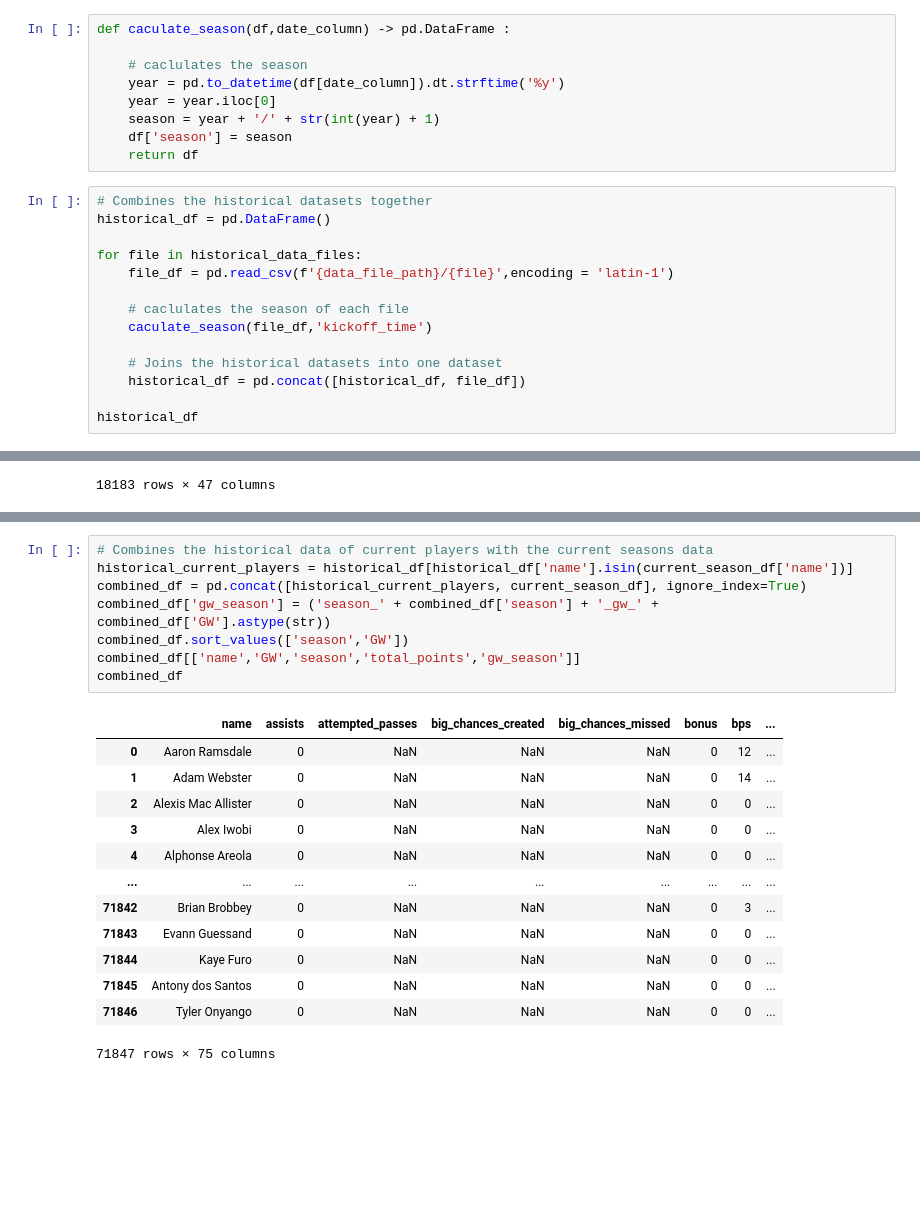
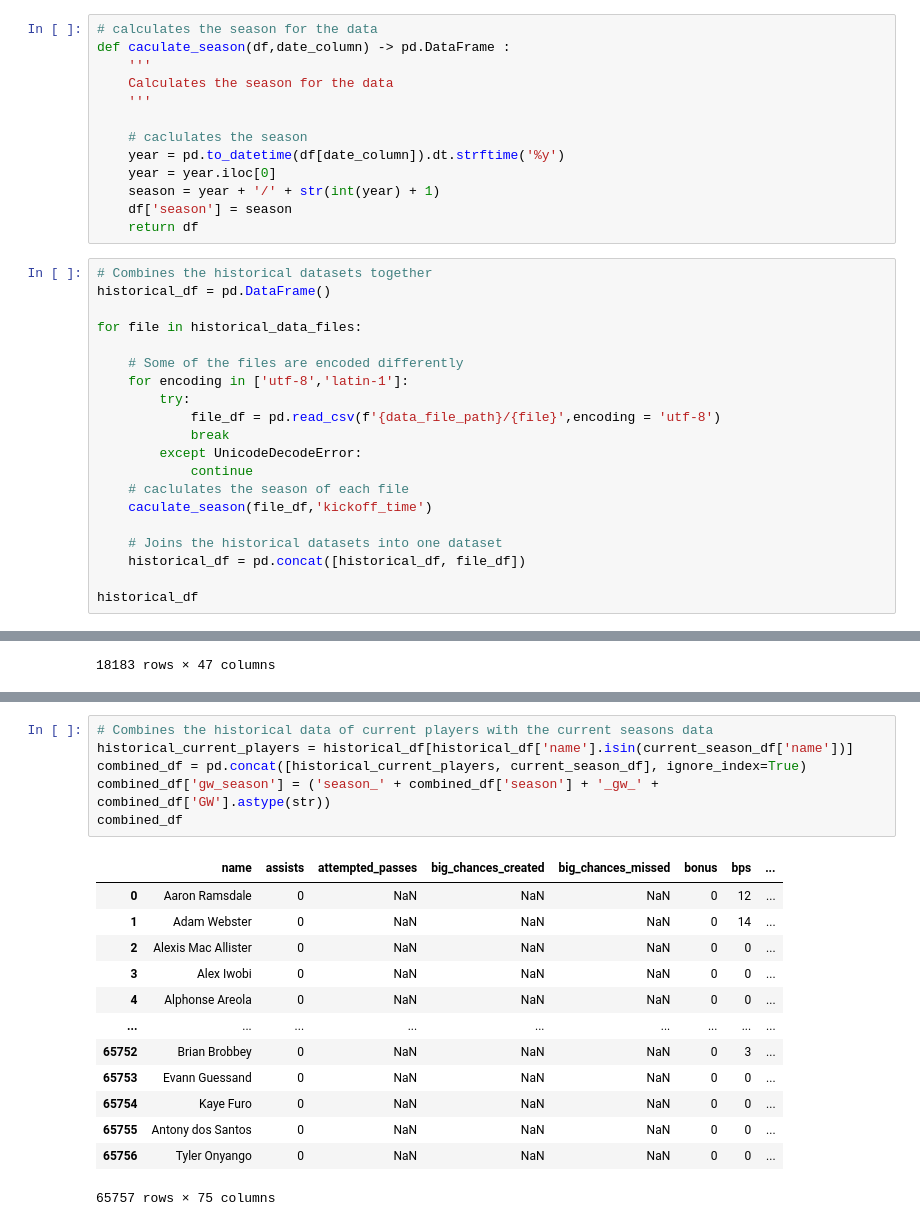
Before and after one commit to Lukeallen999/FPL_player_points_prediction, a Jupyter notebook: run.ipynb, the cells around one changed output, grey strips where cells are left out. Drawn from its saved outputs; the diff is of its cells as text; blank space fills up the shorter version.

```diff
--- a/run.ipynb
+++ b/run.ipynb
@@ -41,5 +59,9 @@ file_df
 # %%
+# calculates the season for the data
 def caculate_season(df,date_column) -> pd.DataFrame :
+    '''
+    Calculates the season for the data
+    '''
 
     # caclulates the season
     year = pd.to_datetime(df[date_column]).dt.strftime('%y')
@@ -52,8 +74,14 @@ def caculate_season(df,date_column) -> pd.DataFrame :
 historical_df = pd.DataFrame()
 
 for file in historical_data_files:
-    file_df = pd.read_csv(f'{data_file_path}/{file}',encoding = 'latin-1')
 
+    # Some of the files are encoded differently
+    for encoding in ['utf-8','latin-1']:
+        try:
+            file_df = pd.read_csv(f'{data_file_path}/{file}',encoding = 'utf-8')
+            break
+        except UnicodeDecodeError:
+            continue
     # caclulates the season of each file
     caculate_season(file_df,'kickoff_time')
 
@@ -98,22 +131,20 @@ current_season_df
 # %%
 # Combines the historical data of current players with the current seasons data
 historical_current_players = historical_df[historical_df['name'].isin(current_season_df['name'])]
 combined_df = pd.concat([historical_current_players, current_season_df], ignore_index=True)
 combined_df['gw_season'] = ('season_' + combined_df['season'] + '_gw_' + combined_df['GW'].astype(str))
-combined_df.sort_values(['season','GW'])
-combined_df[['name','GW','season','total_points','gw_season']]
 combined_df
 # %% [output]
 |  | name | assists | attempted_passes | big_chances_created | big_chances_missed | bonus | bps | ... |
 | 0 | Aaron Ramsdale | 0 | NaN | NaN | NaN | 0 | 12 | ... |
 | 1 | Adam Webster | 0 | NaN | NaN | NaN | 0 | 14 | ... |
 | 2 | Alexis Mac Allister | 0 | NaN | NaN | NaN | 0 | 0 | ... |
 | 3 | Alex Iwobi | 0 | NaN | NaN | NaN | 0 | 0 | ... |
 | 4 | Alphonse Areola | 0 | NaN | NaN | NaN | 0 | 0 | ... |
 | ... | ... | ... | ... | ... | ... | ... | ... | ... |
-| 71842 | Brian Brobbey | 0 | NaN | NaN | NaN | 0 | 3 | ... |
-| 71843 | Evann Guessand | 0 | NaN | NaN | NaN | 0 | 0 | ... |
-| 71844 | Kaye Furo | 0 | NaN | NaN | NaN | 0 | 0 | ... |
-| 71845 | Antony dos Santos | 0 | NaN | NaN | NaN | 0 | 0 | ... |
-| 71846 | Tyler Onyango | 0 | NaN | NaN | NaN | 0 | 0 | ... |
+| 65752 | Brian Brobbey | 0 | NaN | NaN | NaN | 0 | 3 | ... |
+| 65753 | Evann Guessand | 0 | NaN | NaN | NaN | 0 | 0 | ... |
+| 65754 | Kaye Furo | 0 | NaN | NaN | NaN | 0 | 0 | ... |
+| 65755 | Antony dos Santos | 0 | NaN | NaN | NaN | 0 | 0 | ... |
+| 65756 | Tyler Onyango | 0 | NaN | NaN | NaN | 0 | 0 | ... |
-71847 rows × 75 columns
+65757 rows × 75 columns
```
Also changed, not shown: parts of 71 cells of this notebook, 53 other files.
